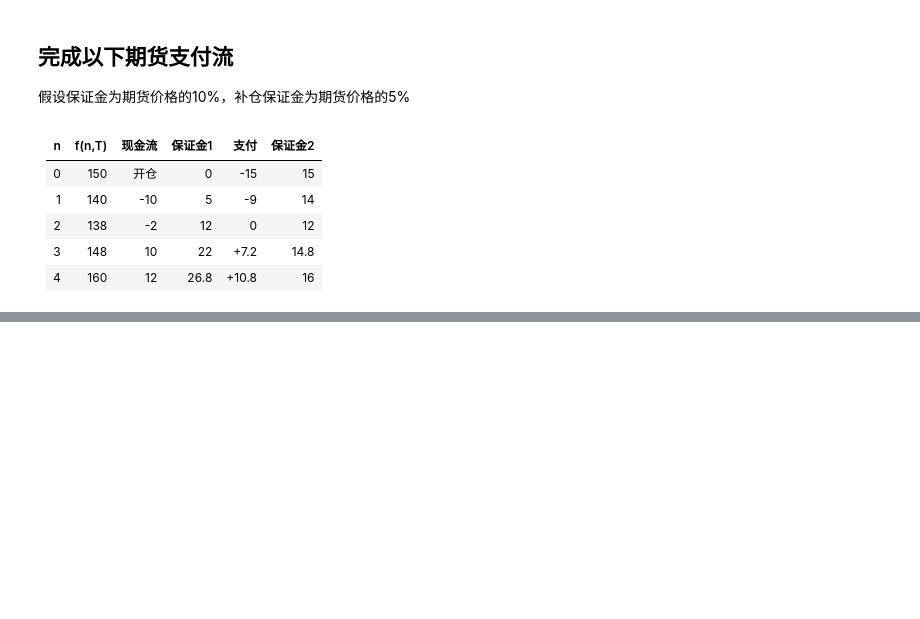
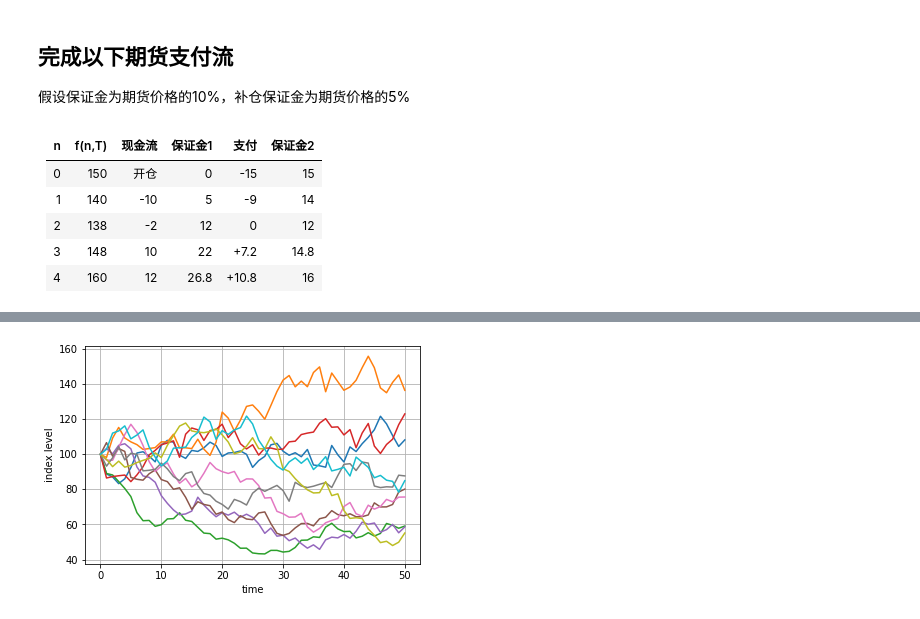
Before and after one commit to mayi140611/mayiexamples, a Jupyter notebook: 0finance/Python金融投资分析实践（第12期）.ipynb, the cells around one changed output, grey strips where cells are left out. Cells and saved outputs as stored; diff of their text form; code cells hidden in the pictures; blank space fills up the shorter version.

```diff
--- a/0finance/Python金融投资分析实践（第12期）.ipynb
+++ b/0finance/Python金融投资分析实践（第12期）.ipynb
@@ -1203,0 +1236,8 @@ plt.colorbar(ticks=mpl.dates.DayLocator(interval=250),
+# %%
+plt.plot(S[:, :10], lw=1.5)
+plt.xlabel('time')
+plt.ylabel('index level')
+plt.grid(True)
+plt.show()
+# %% [output]
+[figure, added]
```
Also changed, not shown: parts of 7 cells of this notebook, 7 other files.
